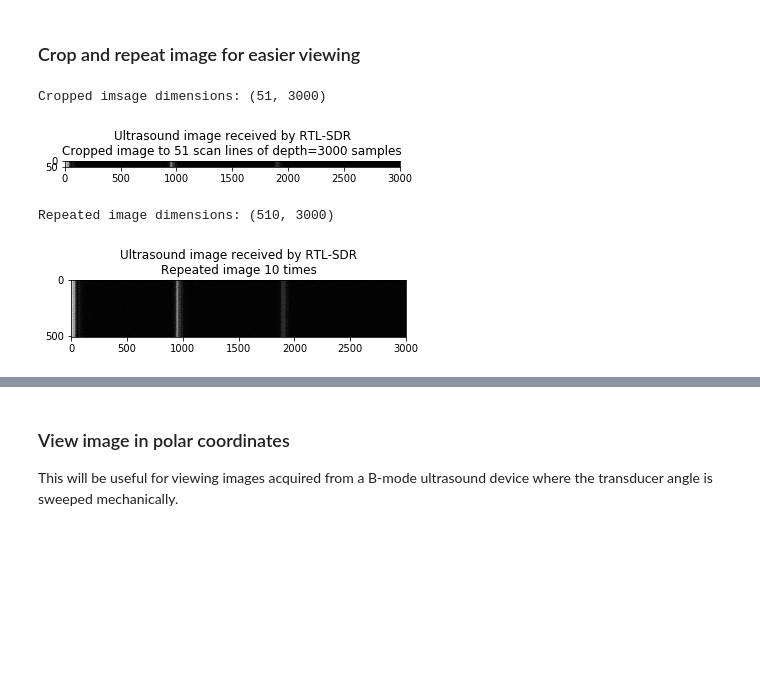
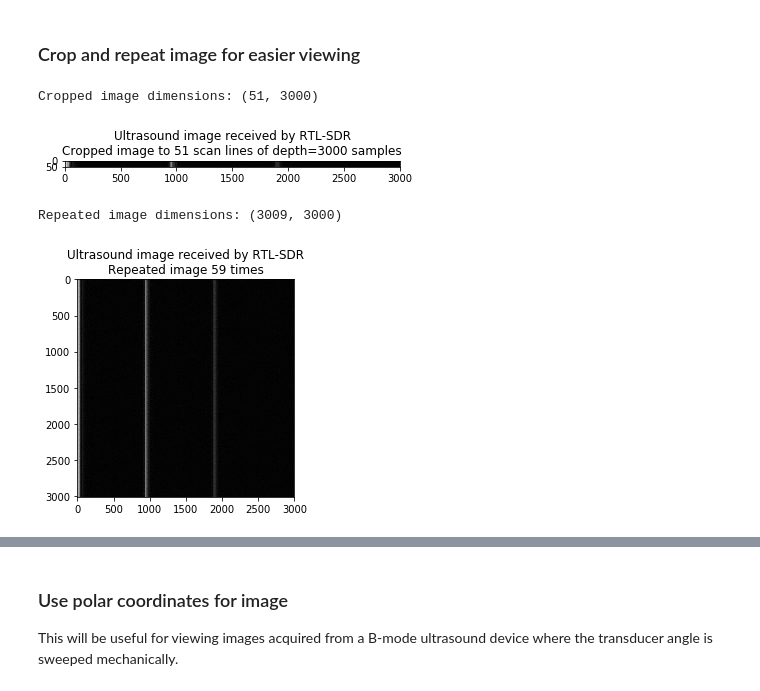
Before and after one commit to wlmeng11/rtl-ultrasound, a Jupyter notebook: experiments/20180813/rtlsdr_ultrasound_test.ipynb, the cells around one changed output, grey strips where cells are left out. Cells and saved outputs as stored; diff of their text form; code cells hidden in the pictures; blank space fills up the shorter version.

```diff
--- a/experiments/20180813/rtlsdr_ultrasound_test.ipynb
+++ b/experiments/20180813/rtlsdr_ultrasound_test.ipynb
@@ -333,21 +363,22 @@ Image dimensions: (51, 24959)
 # %% [markdown]
 ### Crop and repeat image for easier viewing
 # %%
+%%time
 max_depth = 3000
 image_cropped = image[:,:max_depth]
 print("Cropped image dimensions: {}".format(image_cropped.shape))
 plt.imshow(image_cropped, cmap='gray')
 plt.title("Ultrasound image received by RTL-SDR\nCropped image to {} scan lines of depth={} samples".format(*image_cropped.shape))
 plt.show()
 
-n = 10 # number of times to repeat image
+n = 59 # number of times to repeat image
 image_repeated = np.vstack(tuple([image_cropped]*n))
 print("Repeated image dimensions: {}".format(image_repeated.shape))
 plt.imshow(image_repeated, cmap='gray')
 plt.title("Ultrasound image received by RTL-SDR\nRepeated image {} times".format(n))
 plt.show()
 # %% [output]
-Cropped imsage dimensions: (51, 3000)
+Cropped image dimensions: (51, 3000)
 [figure]
-Repeated image dimensions: (510, 3000)
+Repeated image dimensions: (3009, 3000)
-[figure, old version]
+[figure, new version]
@@ -354,5 +390,5 @@ Repeated image dimensions: (510, 3000)
 # %% [markdown]
-### View image in polar coordinates
+### Use polar coordinates for image
 
 This will be useful for viewing images acquired from a B-mode ultrasound device
 where the transducer angle is sweeped mechanically.
```
Also changed, not shown: parts of 16 cells of this notebook.
